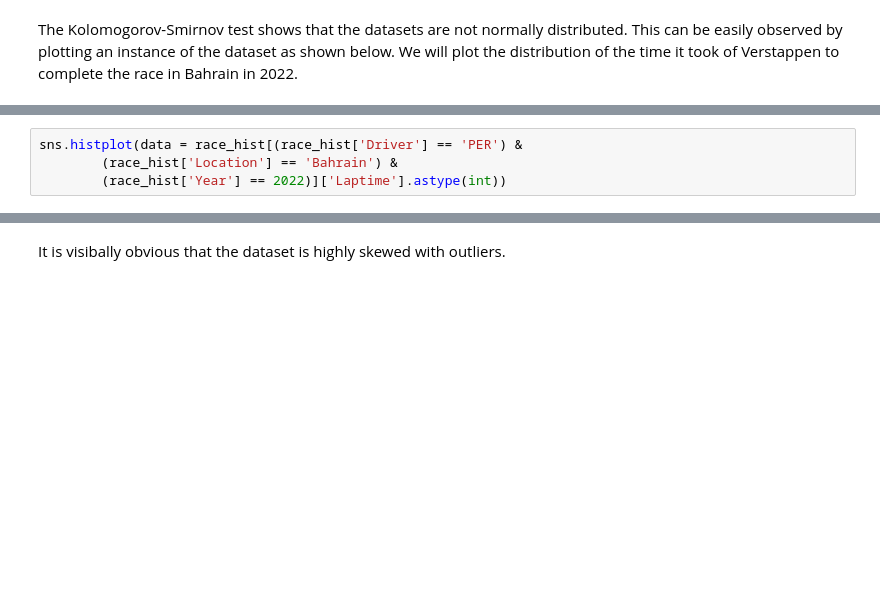
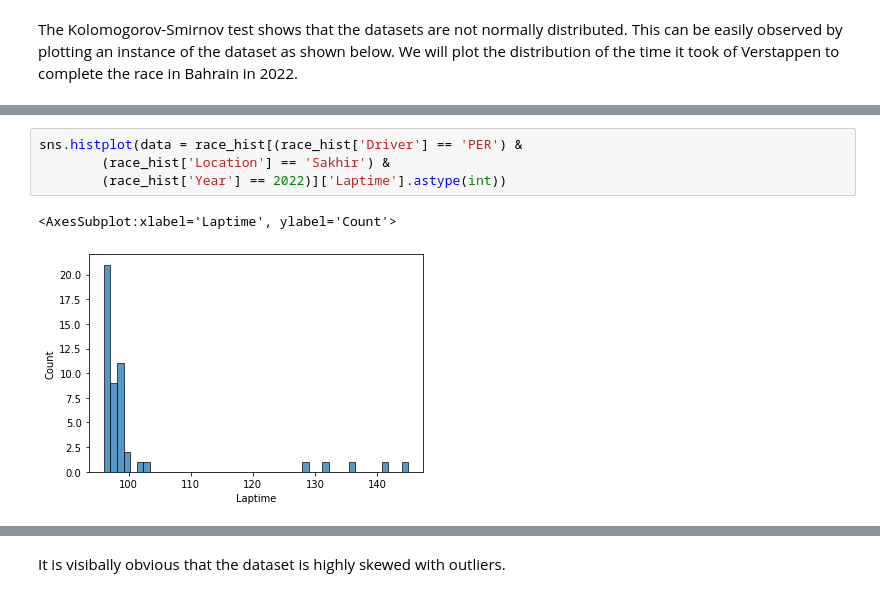
Before and after one commit to junghoon-1999/Formula1-Strategy, a Jupyter notebook: data-analysis.ipynb, the cells around one changed output, grey strips where cells are left out. Drawn from its saved outputs; the diff is of its cells as text; blank space fills up the shorter version.

```diff
--- a/data-analysis.ipynb
+++ b/data-analysis.ipynb
@@ -187,6 +182,9 @@ sns.histplot(data = race_hist[(race_hist['Driver'] == 'VER') &
 # %%
 sns.histplot(data = race_hist[(race_hist['Driver'] == 'PER') &
-        (race_hist['Location'] == 'Bahrain') &
+        (race_hist['Location'] == 'Sakhir') &
         (race_hist['Year'] == 2022)]['Laptime'].astype(int))
+# %% [output]
+<AxesSubplot:xlabel='Laptime', ylabel='Count'>
+[figure, added]
 # %%
 sns.histplot(data = race_hist[(race_hist['Driver'] == 'PER') &
```
Also changed, not shown: parts of 43 cells of this notebook, 4 other files.
